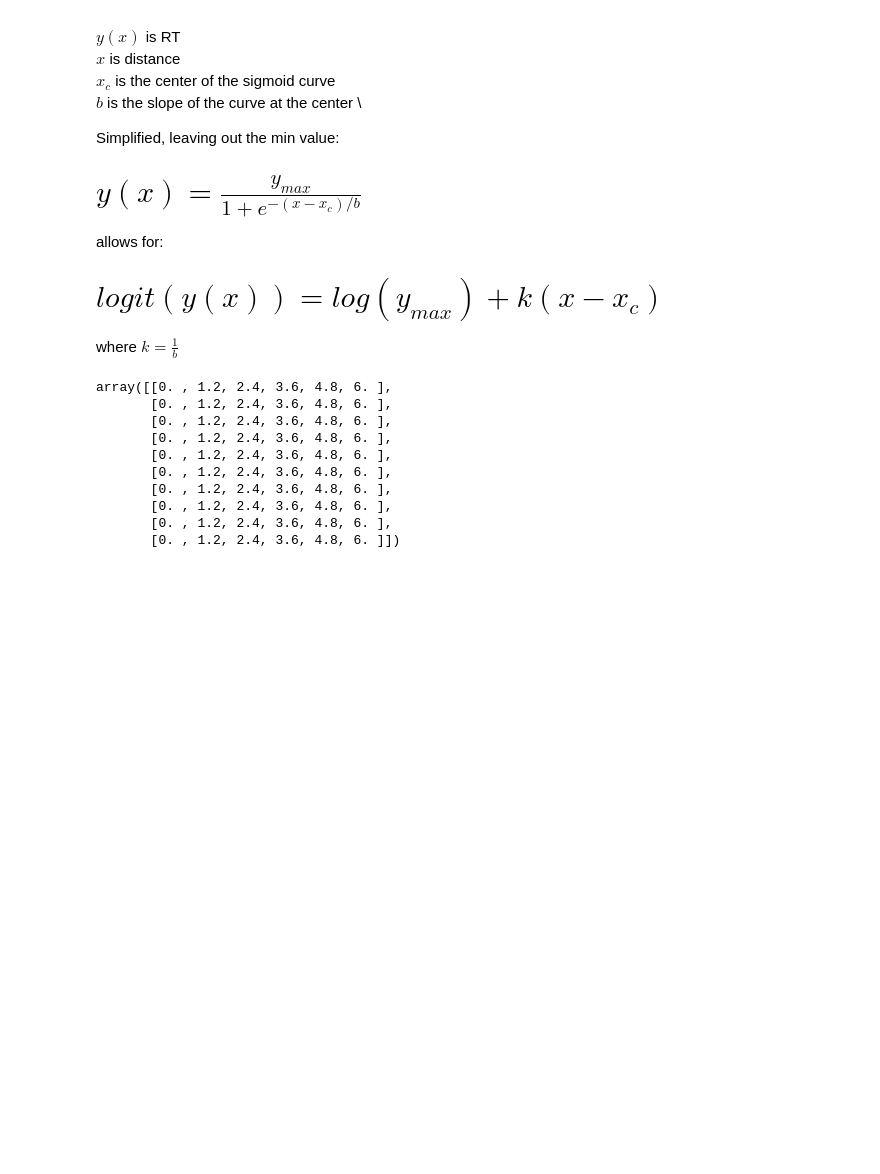
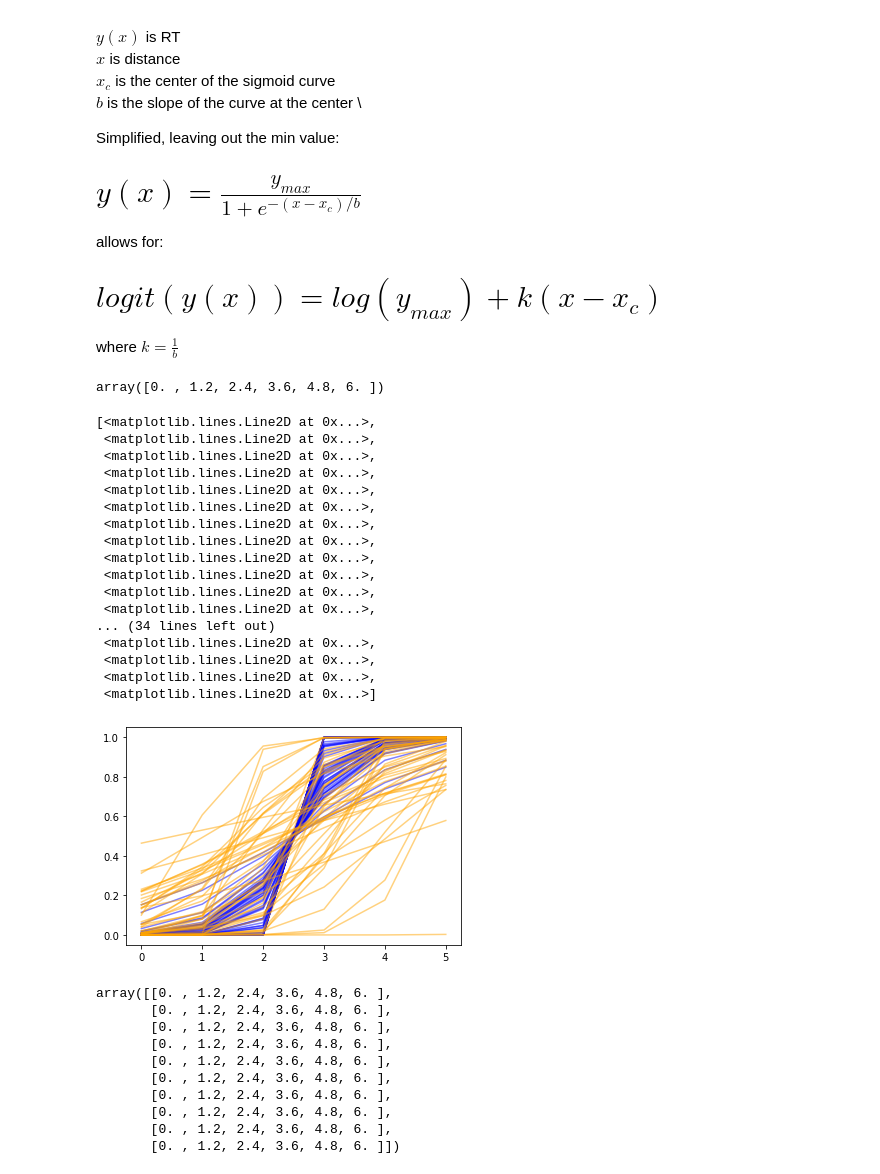
Before and after one commit to xavfunk/pps-modeling, a Jupyter notebook: explorations.ipynb, the cells around one changed output. Drawn from its saved outputs; the diff is of its cells as text; code cells hidden in the pictures; blank space fills up the shorter version.

```diff
--- a/explorations.ipynb
+++ b/explorations.ipynb
@@ -63,6 +63,11 @@ def tlogit(x, L = None):
         return 1 / (1 + tt.exp(-x))
     else:
         return L / (1 + tt.exp(-x))
+# %%
+x = np.linspace(0, 6, 6)
+x
+# %% [output]
+array([0. , 1.2, 2.4, 3.6, 4.8, 6. ])
 # %%
 # in terms of normally distributed PPS boundary with x_c as mean and b as std/k as tau
 x = np.linspace(0, 6, 6)
@@ -88,3 +94,48 @@ with pm.Model() as model1:
+# %%
+# in terms of normally distributed PPS boundary with x_c as mean and b as std/k as tau
+x = np.linspace(0, 6, 6)
+#x = np.tile(np.linspace(0, 6, 6), 10).reshape(10,6)
+
+with pm.Model() as model1:
+
+    y_max = 1
+    y_min = 0.5
+
+    b = pm.Exponential('b', 3)
+    x_c = pm.Normal('x_c', mu = 3, tau = 1000)
+
+#    linerpredi = alpha[sbjid] + beta[sbjid] * (xij - xvect)
+    linerpredi = np.log(y_max) + 1/b * (x - x_c)
+#    linerpredi = np.log(y_min) + np.log(y_max-y_min) + 1/b * (x - x_c)
+
+#    thetaij = pm.Deterministic("thetaij", tlogit(linerpredi))
+    mu_y = pm.Deterministic("mu_y", tlogit(linerpredi, L = y_max))
+
+    #y = pm.Normal("y", mu = mu_y, tau=0.001)
+    #prior_checks = pm.sample_prior_predictive(samples=50)
+    prior_placebo = pm.sample_prior_predictive(samples=50)
+# %%
+plt.plot(prior_placebo["mu_y"].T, color = 'blue', alpha = 0.5)
+plt.plot(prior_psilo["mu_y"].T, color = 'orange', alpha = 0.5)
+# %% [output]
+[<matplotlib.lines.Line2D at 0x...>,
+ <matplotlib.lines.Line2D at 0x...>,
+ <matplotlib.lines.Line2D at 0x...>,
+ <matplotlib.lines.Line2D at 0x...>,
+ <matplotlib.lines.Line2D at 0x...>,
+ <matplotlib.lines.Line2D at 0x...>,
+ <matplotlib.lines.Line2D at 0x...>,
+ <matplotlib.lines.Line2D at 0x...>,
+ <matplotlib.lines.Line2D at 0x...>,
+ <matplotlib.lines.Line2D at 0x...>,
+ <matplotlib.lines.Line2D at 0x...>,
+ <matplotlib.lines.Line2D at 0x...>,
+... (34 lines left out)
+ <matplotlib.lines.Line2D at 0x...>,
+ <matplotlib.lines.Line2D at 0x...>,
+ <matplotlib.lines.Line2D at 0x...>,
+ <matplotlib.lines.Line2D at 0x...>]
+[figure, added]
 # %%
 x = np.tile(np.linspace(0, 6, 6), 10).reshape(10,6)
 
```
Also changed, not shown: parts of 5 cells of this notebook.
